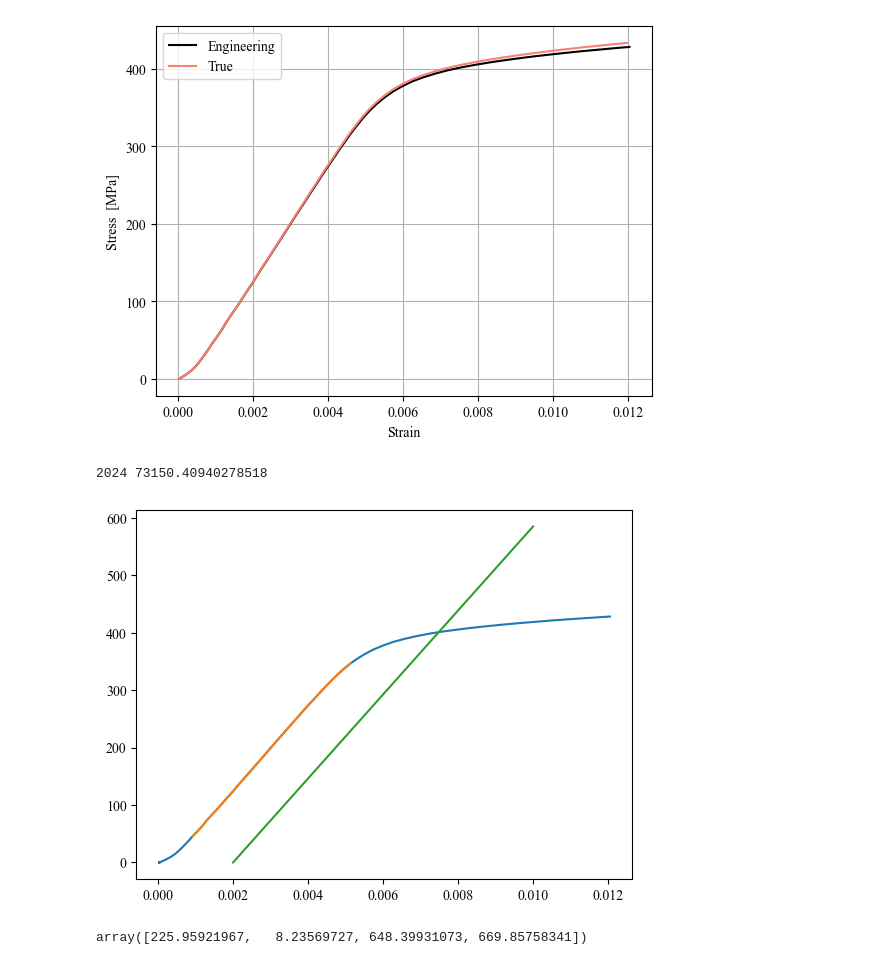
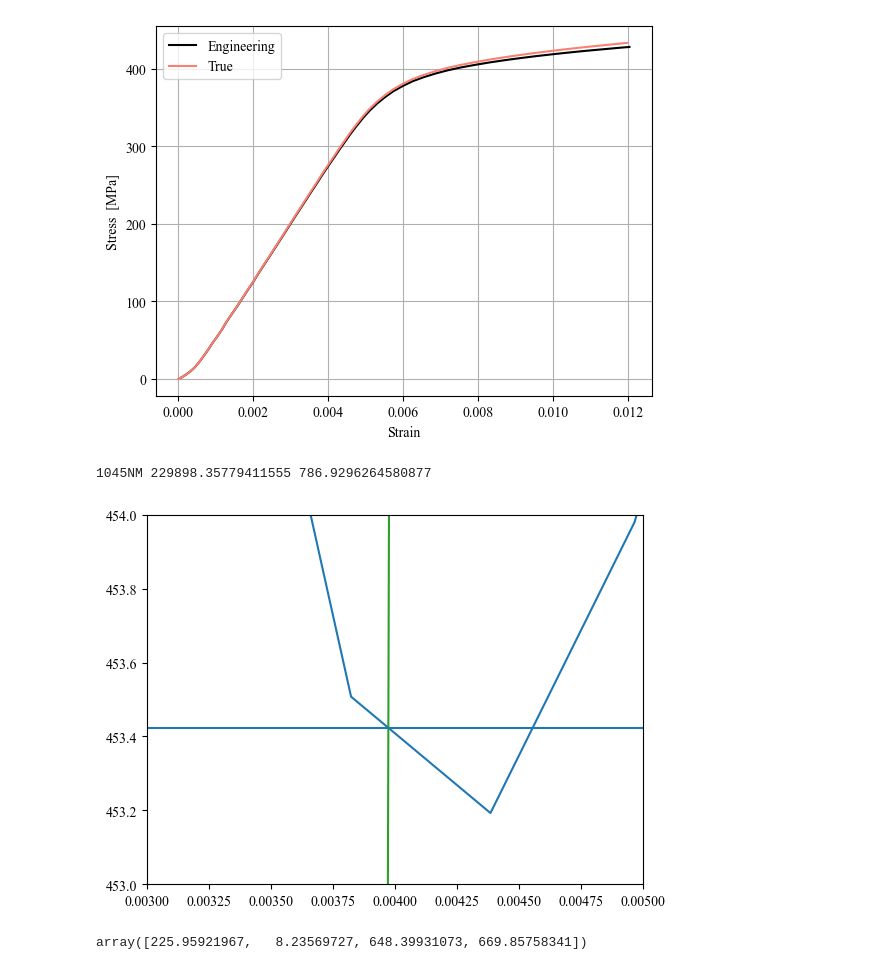
Before and after one commit to nglaser3/NPRE432_Materials, a Jupyter notebook: Lab1/lab1_python.ipynb, the cells around one changed output. Drawn from its saved outputs; the diff is of its cells as text; code cells hidden in the pictures.

```diff
--- a/Lab1/lab1_python.ipynb
+++ b/Lab1/lab1_python.ipynb
@@ -99,29 +99,32 @@ plt.show()
 # %%
 '''
 Question 4
 '''
 def _plot(m,offset,ub):
     b = -m*offset
     x = np.linspace(offset,ub,1000)
     plt.plot(x,m*x+b)
 radii = [12.80,19.16,12.80,12.72]
 bounds = [[30,60]]
 slopes = []
 
 for i, key in enumerate(Dict.keys()):
-    lb,ub = 30,60
-    if i ==0:
+    lb,ub = 15,50
+    if i ==3:
         x,y = ques3(Dict[key],radii[i])
         _x,_y = x[lb:ub],y[lb:ub]
         plt.plot(x,y)
         plt.plot(_x,_y)
         m = linregress(_x,_y).slope
-        print(key,m)
+        print(key,m,max(y))
         _plot(m,.002,.01)
+        plt.ylim(453,454)
+        plt.xlim(0.003,.005)
+        plt.axhline(453.422)
         plt.show()
 # %% [output]
-2024 73150.40940278518
+1045NM 229898.35779411555 786.9296264580877
-[figure, old version]
+[figure, new version]
 # %%
 np.array(slopes)/1000
 # %% [output]
```
Also changed, not shown: 8 other files.
